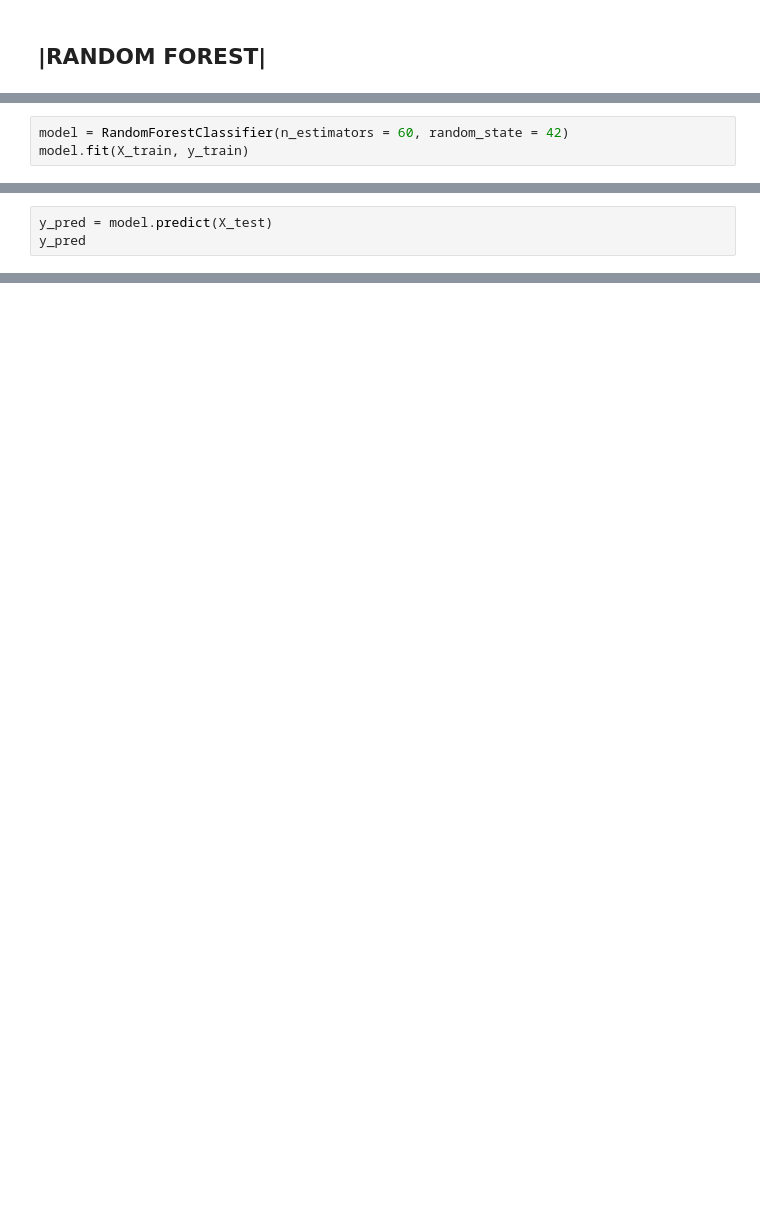
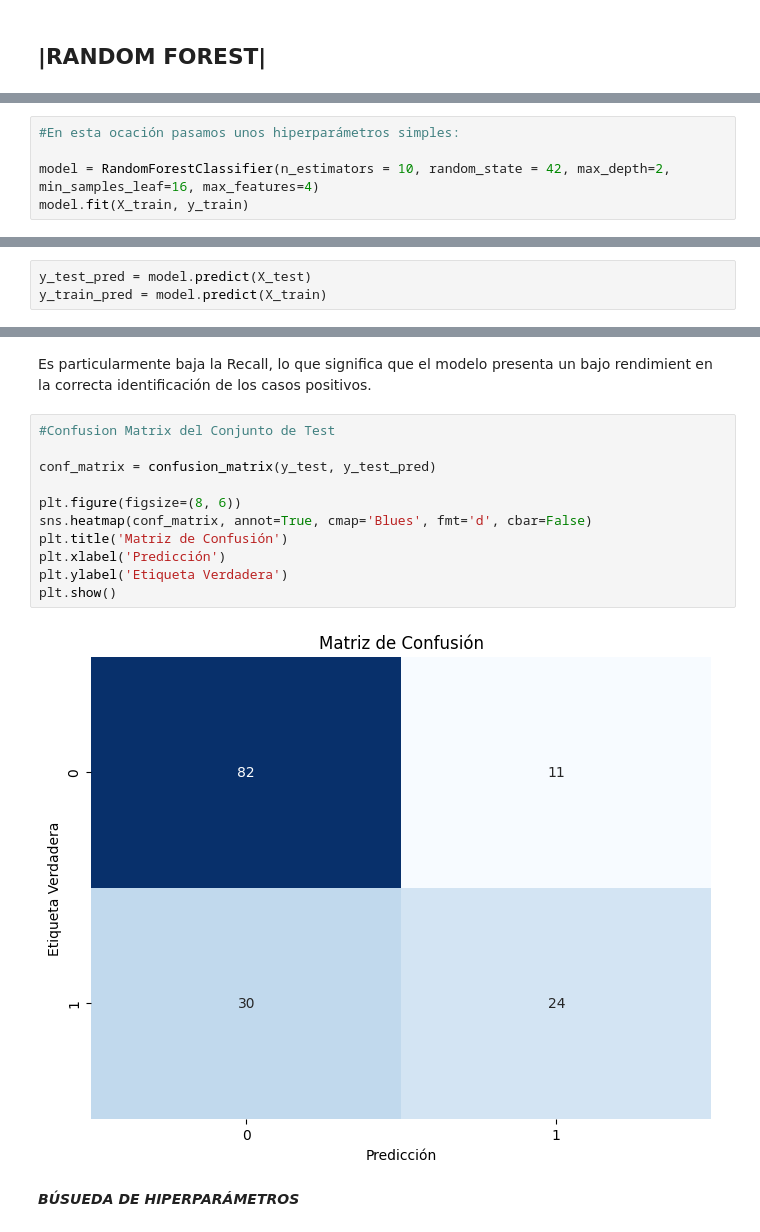
Before and after one commit to 4GeeksAcademy/Arboles_, a Jupyter notebook: src/Random_Forest.ipynb, the cells around one changed output, grey strips where cells are left out. Cells and saved outputs as stored; diff of their text form; blank space fills up the shorter version.

```diff
--- a/src/Random_Forest.ipynb
+++ b/src/Random_Forest.ipynb
@@ -40,4 +53,6 @@ y_test = test_data["Outcome"]
 # %%
-model = RandomForestClassifier(n_estimators = 60, random_state = 42)
+#En esta ocación pasamos unos hiperparámetros simples:
+
+model = RandomForestClassifier(n_estimators = 10, random_state = 42, max_depth=2, min_samples_leaf=16, max_features=4)
 model.fit(X_train, y_train)
 # %% [output]
@@ -45,3 +61,3 @@ RandomForestClassifier(n_estimators=60, random_state=42)
 # %%
-y_pred = model.predict(X_test)
-y_pred
+y_test_pred = model.predict(X_test)
+y_train_pred = model.predict(X_train)
@@ -59,0 +112,17 @@ accuracy_score(y_test, y_pred)
+# %% [markdown]
+Es particularmente baja la Recall, lo que significa que el modelo presenta un bajo rendimient en la correcta identificación de los casos positivos.
+# %%
+#Confusion Matrix del Conjunto de Test
+
+conf_matrix = confusion_matrix(y_test, y_test_pred)
+
+plt.figure(figsize=(8, 6))
+sns.heatmap(conf_matrix, annot=True, cmap='Blues', fmt='d', cbar=False)
+plt.title('Matriz de Confusión')
+plt.xlabel('Predicción')
+plt.ylabel('Etiqueta Verdadera')
+plt.show()
+# %% [output]
+[figure, added]
+# %% [markdown]
+***BÚSUEDA DE HIPERPARÁMETROS***
```
Also changed, not shown: parts of 20 cells of this notebook, 1 other file.
